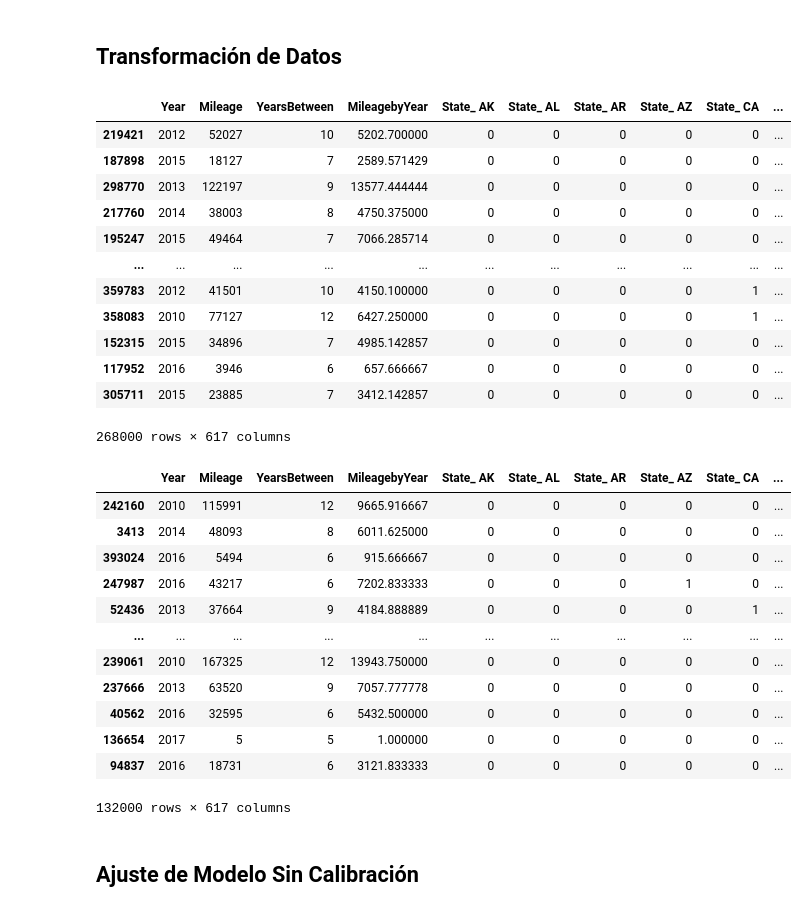
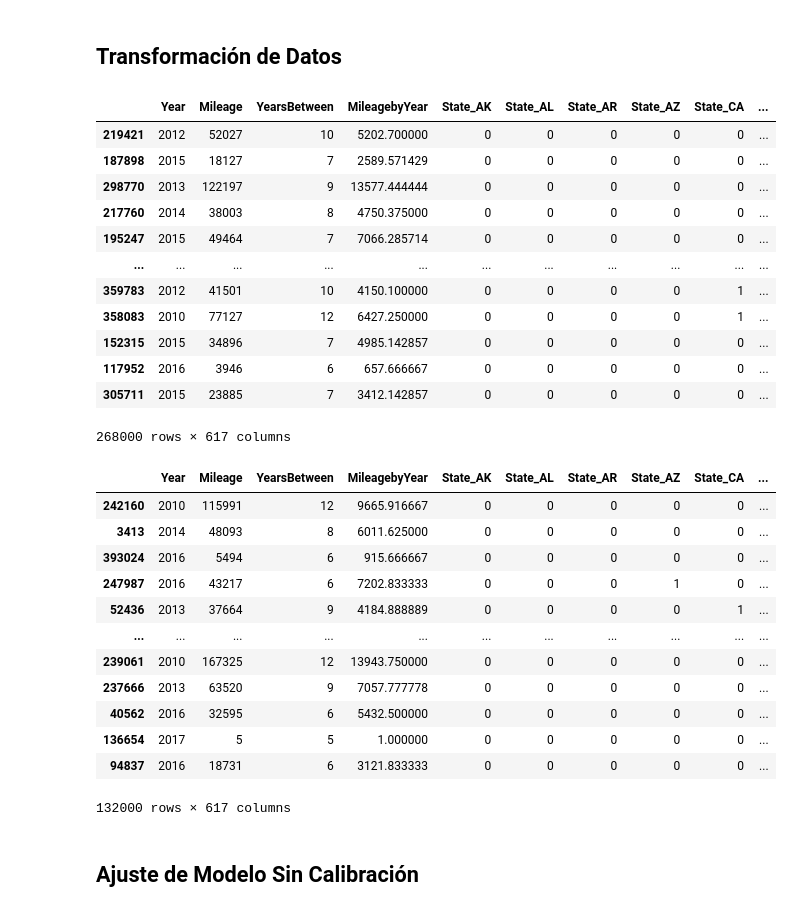
Before and after one commit to yovany/MIAD_ML_and_NLP, a Jupyter notebook: Semana 3/S3P1_proyecto1(Enterable v3).ipynb, the cells around one changed output. Saved outputs shown, nothing was run; the diff lists cells and outputs as text; code cells hidden in the pictures.

```diff
--- a/Semana 3/S3P1_proyecto1(Enterable v3).ipynb
+++ b/Semana 3/S3P1_proyecto1(Enterable v3).ipynb
@@ -193,21 +84,22 @@ Name: Model, Length: 525, dtype: int64
 # %% [markdown]
 ## Transformación de Datos
 # %%
+XTrain.State = XTrain.State.str.replace(' ', '')
 XTrain['YearsBetween']=2022-XTrain['Year']
 XTrain['MileagebyYear']=XTrain['Mileage']/XTrain['YearsBetween']
 State=pd.get_dummies(XTrain["State"], prefix='State')
 XTrain=pd.concat([XTrain, State], axis=1)
 Make=pd.get_dummies(XTrain["Make"], prefix='Make')
 XTrain=pd.concat([XTrain, Make], axis=1)
 Model=pd.get_dummies(XTrain["Model"], prefix='Model')
 XTrain=pd.concat([XTrain, Model], axis=1)
 
 XTrain=XTrain.drop(["State","Make","Model","Make_Freightliner"], axis=1)
 #ss = StandardScaler()
 #XTrain = ss.fit_transform(XTrain)
 XTrain
 # %% [output]
-|  | Year | Mileage | YearsBetween | MileagebyYear | State_ AK | State_ AL | State_ AR | State_ AZ | State_ CA | ... |
+|  | Year | Mileage | YearsBetween | MileagebyYear | State_AK | State_AL | State_AR | State_AZ | State_CA | ... |
 | 219421 | 2012 | 52027 | 10 | 5202.700000 | 0 | 0 | 0 | 0 | 0 | ... |
 | 187898 | 2015 | 18127 | 7 | 2589.571429 | 0 | 0 | 0 | 0 | 0 | ... |
 | 298770 | 2013 | 122197 | 9 | 13577.444444 | 0 | 0 | 0 | 0 | 0 | ... |
@@ -221,6 +113,7 @@ XTrain
 | 305711 | 2015 | 23885 | 7 | 3412.142857 | 0 | 0 | 0 | 0 | 0 | ... |
 268000 rows × 617 columns
 # %%
+XTest.State = XTest.State.str.replace(' ', '')
 XTest['YearsBetween']=2022-XTest['Year']
 XTest['MileagebyYear']=XTest['Mileage']/XTest['YearsBetween']
 State=pd.get_dummies(XTest["State"], prefix='State')
@@ -234,7 +127,7 @@ XTest=XTest.drop(["State","Make","Model","Make_Freightliner"], axis=1)
 #XTest = ss.transform(XTest)
 XTest
 # %% [output]
-|  | Year | Mileage | YearsBetween | MileagebyYear | State_ AK | State_ AL | State_ AR | State_ AZ | State_ CA | ... |
+|  | Year | Mileage | YearsBetween | MileagebyYear | State_AK | State_AL | State_AR | State_AZ | State_CA | ... |
 | 242160 | 2010 | 115991 | 12 | 9665.916667 | 0 | 0 | 0 | 0 | 0 | ... |
 | 3413 | 2014 | 48093 | 8 | 6011.625000 | 0 | 0 | 0 | 0 | 0 | ... |
 | 393024 | 2016 | 5494 | 6 | 915.666667 | 0 | 0 | 0 | 0 | 0 | ... |
```
Also changed, not shown: parts of 24 cells of this notebook, 6 other files.
